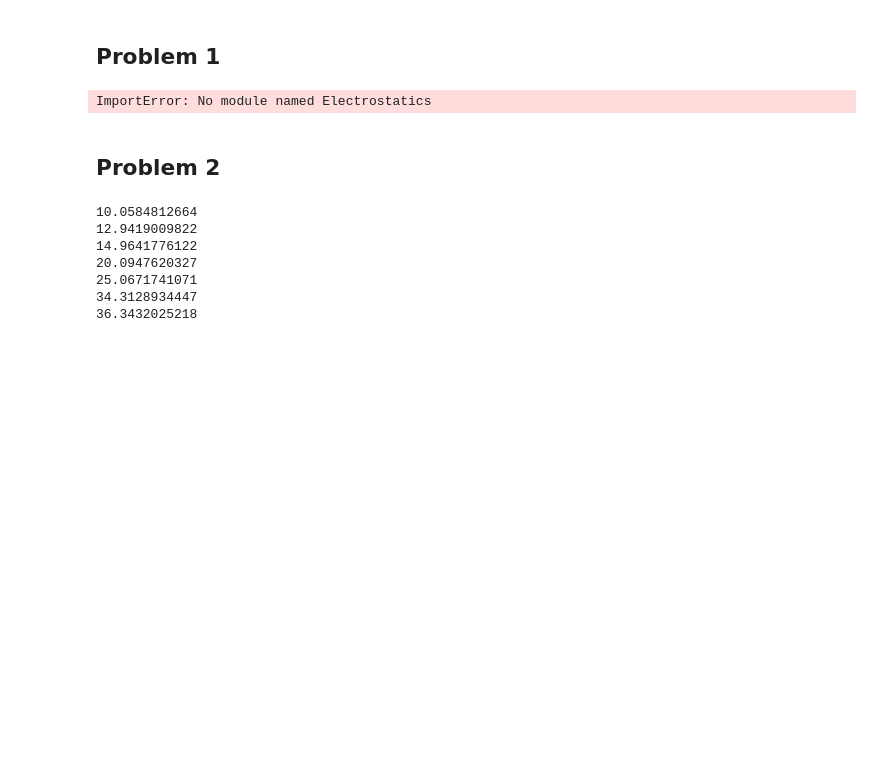
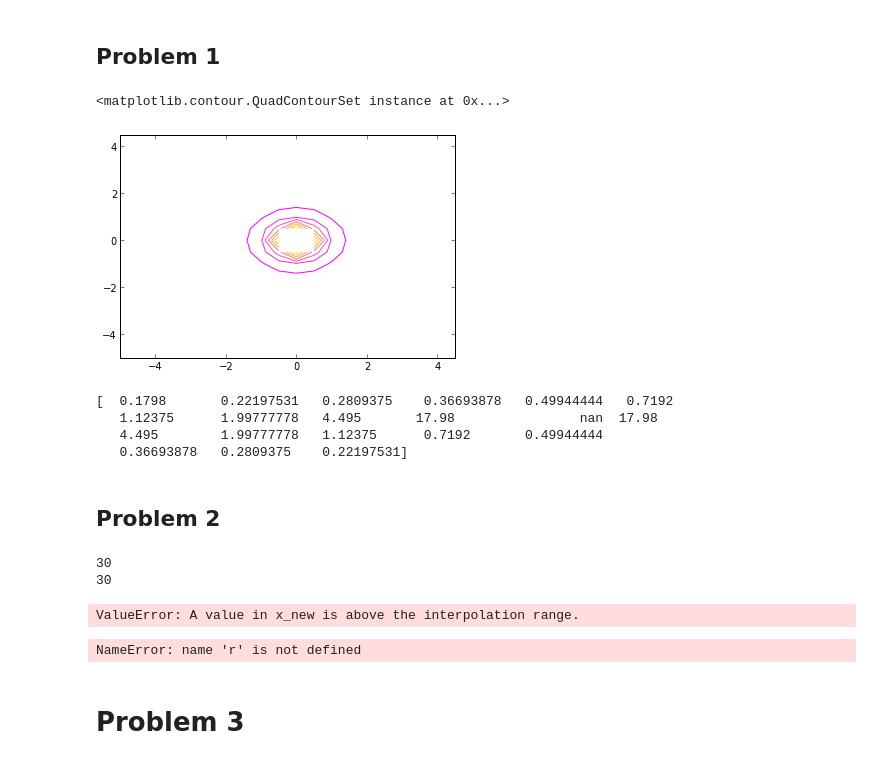
Before and after one commit to cdcunnin/PHYS202-S13, a Jupyter notebook: week4/InterpEX3.ipynb, the cells around one changed output. Saved outputs shown, nothing was run; the diff lists cells and outputs as text; code cells hidden in the pictures; blank space fills up the shorter version.

```diff
--- a/week4/InterpEX3.ipynb
+++ b/week4/InterpEX3.ipynb
@@ -7,7 +7,8 @@ Problem 1
 # %%
 from Electrostatics import *
 x,y = meshgrid(arange(-5,5,0.5),arange(-5,5,0.5))
-Vdipole = dipolePotential(x,y,1e-9,2.);
+Vdipole = dipolePotential(x,y,1e-9,0,0);
 contour(x,y,Vdipole,cmap=cm.spring)
 # %% [output]
-ImportError: No module named Electrostatics
+<matplotlib.contour.QuadContourSet instance at 0x...>
+[figure, added]
@@ -14,3 +19,12 @@ ImportError: No module named Electrostatics
+# %%
+#B)
+
+print Vdipole[mask]
+# %% [output]
+[  0.1798       0.22197531   0.2809375    0.36693878   0.49944444   0.7192
+   1.12375      1.99777778   4.495       17.98                nan  17.98
+   4.495        1.99777778   1.12375      0.7192       0.49944444
+   0.36693878   0.2809375    0.22197531]
 # %% [markdown]
 Problem 2
 ----
@@ -20,21 +34,43 @@ Problem 2
 def temp(resistance): #for a resistance value in Megaohms)
     temp = 109.46*e**(-0.737*resistance) #This is the equation for temperature based on the resistance values in the table.
     return temp
+# %%
+from scipy.interpolate import interp1d
+
+T = arange(10,40,1)
+R = [3.239,3.118,3.004,2.897,2.795,2.7,2.61,2.526,2.446,2.371,2.3,2.233,2.169,2.11,2.053,2.,1.95,1.902,1.857,1.815,1.774,1.736,1.7,1.666,1.634,1.603,1.574,1.547,1.521,1.496]
+print len(R)
+print len(T)
+Temp = interp1d(R,T)
+# %% [output]
+30
+30
 # %%
 #B)
 
-print temp(3.239)
-print temp(2.897)
-print temp(2.7)
-print temp(2.3)
-print temp(2)
-print temp(1.574)
-print temp(1.496)
+print Temp(3.239)
+print Temp(2.897)
+print Temp(2.7)
+print Temp(2.3)
+print Temp(2)
+print Temp(1.75)
+
+r = 1.75
+t = Temp(r)
 # %% [output]
-10.0584812664
-12.9419009822
-14.9641776122
-20.0947620327
-25.0671741071
-34.3128934447
-36.3432025218
+ValueError: A value in x_new is above the interpolation range.
+# %%
+resistance = arange(0,6,0.02)
+
+plot(R,T,r,t,markersize=20)
+show()
+
+annotate(r'Temperature at 1.75MOhms = 30.14 C',
+            xy=(resistance,(109.46*e**(-0.737*resistance))),
+            xytext=(1.75, 30.14), textcoords='offset points', fontsize=16,
+            arrowprops=dict(arrowstyle="->", connectionstyle="arc3,rad=.2"))
+# %% [output]
+NameError: name 'r' is not defined
+# %% [markdown]
+Problem 3
+====
```
Also changed, not shown: parts of 7 cells of this notebook, 2 other files.
